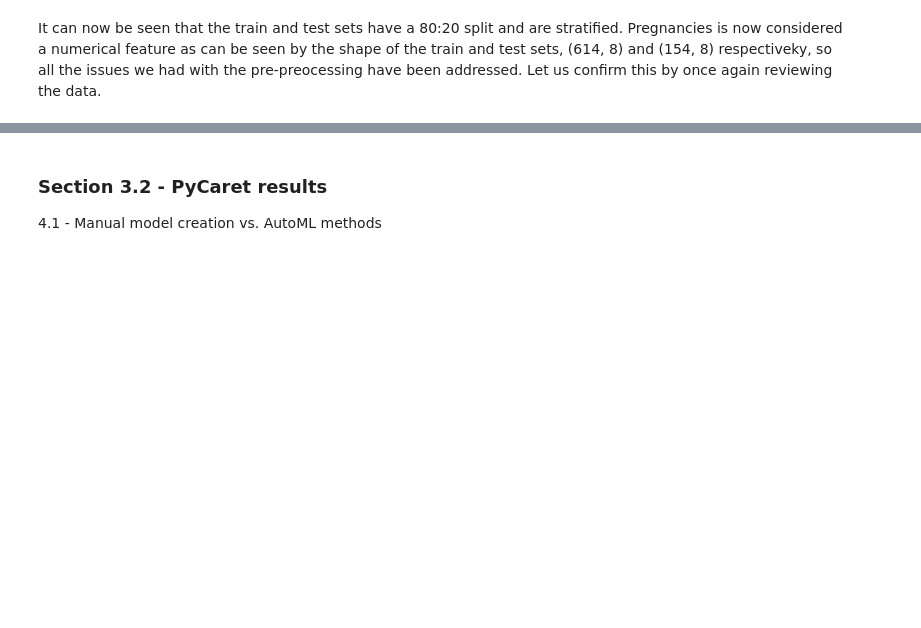
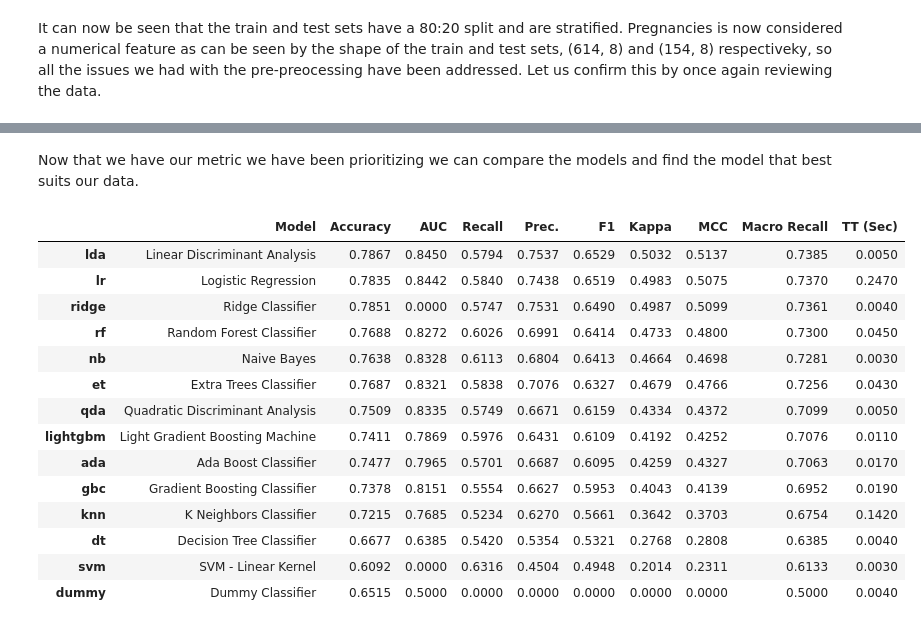
Before and after one commit to teg-lad/CA4015-diabetes-classification, a Jupyter notebook: CA4015 - Adam Tegart - Assignment 1.ipynb, the cells around one changed output, grey strips where cells are left out. Drawn from its saved outputs; the diff is of its cells as text; code cells hidden in the pictures; blank space fills up the shorter version.

```diff
--- a/CA4015 - Adam Tegart - Assignment 1.ipynb
+++ b/CA4015 - Adam Tegart - Assignment 1.ipynb
@@ -709,6 +838,20 @@ mcc              True   False
+# %% [markdown]
+Now that we have our metric we have been prioritizing we can compare the models and find the model that best suits our data.
 # %%
-best = compare_models(sort='Macro F1-Score')
+best = compare_models(sort='Macro Recall')
+# %% [output]
+|  | Model | Accuracy | AUC | Recall | Prec. | F1 | Kappa | MCC | Macro Recall | TT (Sec) |
+| lda | Linear Discriminant Analysis | 0.7867 | 0.8450 | 0.5794 | 0.7537 | 0.6529 | 0.5032 | 0.5137 | 0.7385 | 0.0050 |
+| lr | Logistic Regression | 0.7835 | 0.8442 | 0.5840 | 0.7438 | 0.6519 | 0.4983 | 0.5075 | 0.7370 | 0.2470 |
+| ridge | Ridge Classifier | 0.7851 | 0.0000 | 0.5747 | 0.7531 | 0.6490 | 0.4987 | 0.5099 | 0.7361 | 0.0040 |
+| rf | Random Forest Classifier | 0.7688 | 0.8272 | 0.6026 | 0.6991 | 0.6414 | 0.4733 | 0.4800 | 0.7300 | 0.0450 |
+| nb | Naive Bayes | 0.7638 | 0.8328 | 0.6113 | 0.6804 | 0.6413 | 0.4664 | 0.4698 | 0.7281 | 0.0030 |
+| et | Extra Trees Classifier | 0.7687 | 0.8321 | 0.5838 | 0.7076 | 0.6327 | 0.4679 | 0.4766 | 0.7256 | 0.0430 |
+| qda | Quadratic Discriminant Analysis | 0.7509 | 0.8335 | 0.5749 | 0.6671 | 0.6159 | 0.4334 | 0.4372 | 0.7099 | 0.0050 |
+| lightgbm | Light Gradient Boosting Machine | 0.7411 | 0.7869 | 0.5976 | 0.6431 | 0.6109 | 0.4192 | 0.4252 | 0.7076 | 0.0110 |
+| ada | Ada Boost Classifier | 0.7477 | 0.7965 | 0.5701 | 0.6687 | 0.6095 | 0.4259 | 0.4327 | 0.7063 | 0.0170 |
+| gbc | Gradient Boosting Classifier | 0.7378 | 0.8151 | 0.5554 | 0.6627 | 0.5953 | 0.4043 | 0.4139 | 0.6952 | 0.0190 |
+| knn | K Neighbors Classifier | 0.7215 | 0.7685 | 0.5234 | 0.6270 | 0.5661 | 0.3642 | 0.3703 | 0.6754 | 0.1420 |
+| dt | Decision Tree Classifier | 0.6677 | 0.6385 | 0.5420 | 0.5354 | 0.5321 | 0.2768 | 0.2808 | 0.6385 | 0.0040 |
+| svm | SVM - Linear Kernel | 0.6092 | 0.0000 | 0.6316 | 0.4504 | 0.4948 | 0.2014 | 0.2311 | 0.6133 | 0.0030 |
+| dummy | Dummy Classifier | 0.6515 | 0.5000 | 0.0000 | 0.0000 | 0.0000 | 0.0000 | 0.0000 | 0.5000 | 0.0040 |
-# %% [markdown]
-### Section 3.2 - PyCaret results
-
-4.1 - Manual model creation vs. AutoML methods
```
Also changed, not shown: parts of 45 cells of this notebook, 2 other files.
